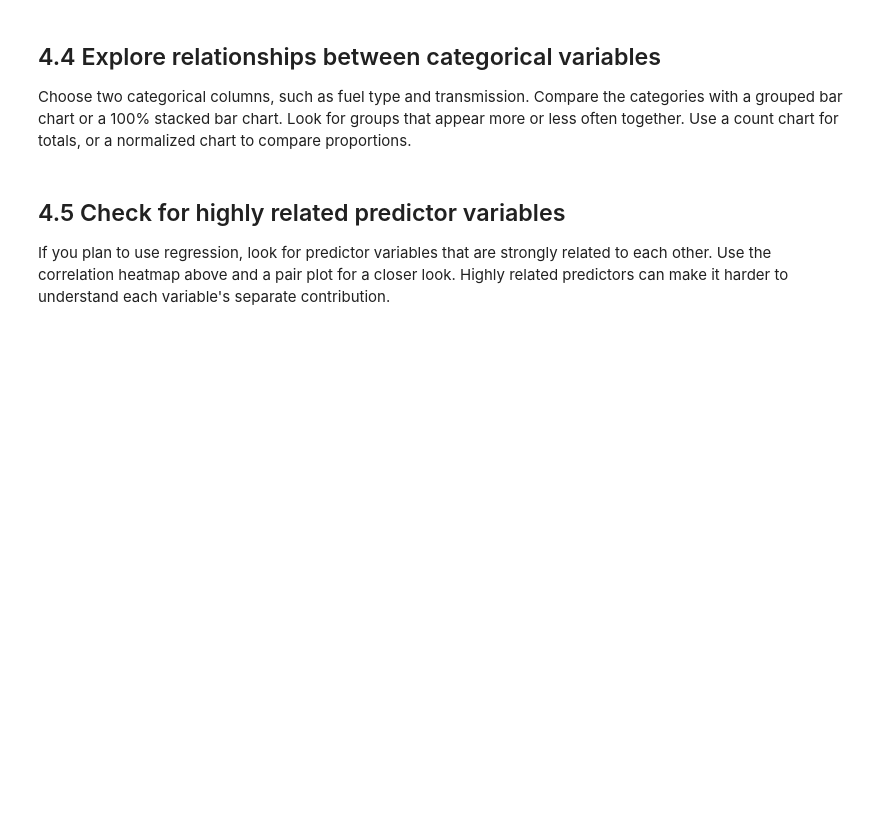
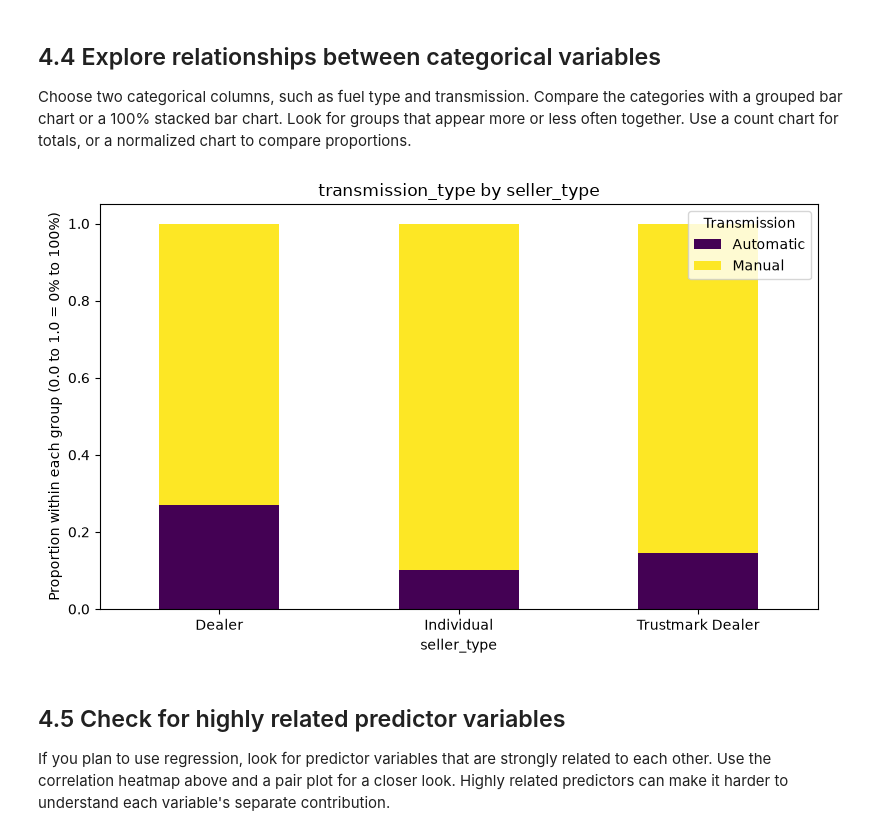
Before and after one commit to Data-six6/car_price_prediction, a Jupyter notebook: Car_Sale_Analysis/notebooks/04_correlation_and_association.ipynb, the cells around one changed output. Drawn from its saved outputs; the diff is of its cells as text; code cells hidden in the pictures; blank space fills up the shorter version.

```diff
--- a/Car_Sale_Analysis/notebooks/04_correlation_and_association.ipynb
+++ b/Car_Sale_Analysis/notebooks/04_correlation_and_association.ipynb
@@ -52,18 +110,25 @@ plt.show()
 
 Choose two categorical columns, such as fuel type and transmission. Compare the categories with a grouped bar chart or a 100% stacked bar chart. Look for groups that appear more or less often together. Use a count chart for totals, or a normalized chart to compare proportions.
 # %%
-# TODO: Replace these example names with two categorical columns from df.
-# first_category = "category_column_1"
-# second_category = "category_column_2"
-#
-# category_shares = pd.crosstab(
-#     df[first_category], df[second_category], normalize="index"
-# )
-# category_shares.plot(kind="bar", stacked=True, figsize=(10, 6))
-# plt.ylabel("Share within each group")
-# plt.title(f"{second_category} by {first_category}")
-# plt.tight_layout()
-# plt.show()
+# 1. Choose two categorical columns to compare
+first_category = "seller_type"
+second_category = "transmission_type"
+
+# 2. Calculate the proportion of each transmission type per seller type
+category_shares = pd.crosstab(
+    df[first_category], df[second_category], normalize="index"
+)
+
+# 3. Plot as a 100% stacked bar chart
+category_shares.plot(kind="bar", stacked=True, figsize=(8, 5), colormap="viridis")
+plt.ylabel("Proportion within each group (0.0 to 1.0 = 0% to 100%)")
+plt.title(f"{second_category} by {first_category}")
+plt.xticks(rotation=0)
+plt.legend(title="Transmission")
+plt.tight_layout()
+plt.show()
+# %% [output]
+[figure, added]
 # %% [markdown]
 ## 4.5 Check for highly related predictor variables
 
```
Also changed, not shown: parts of 6 cells of this notebook.
